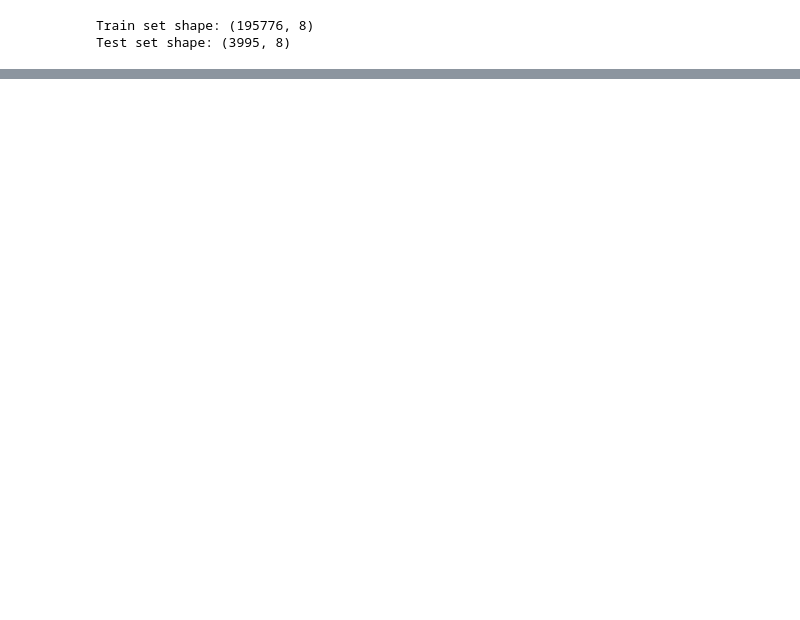
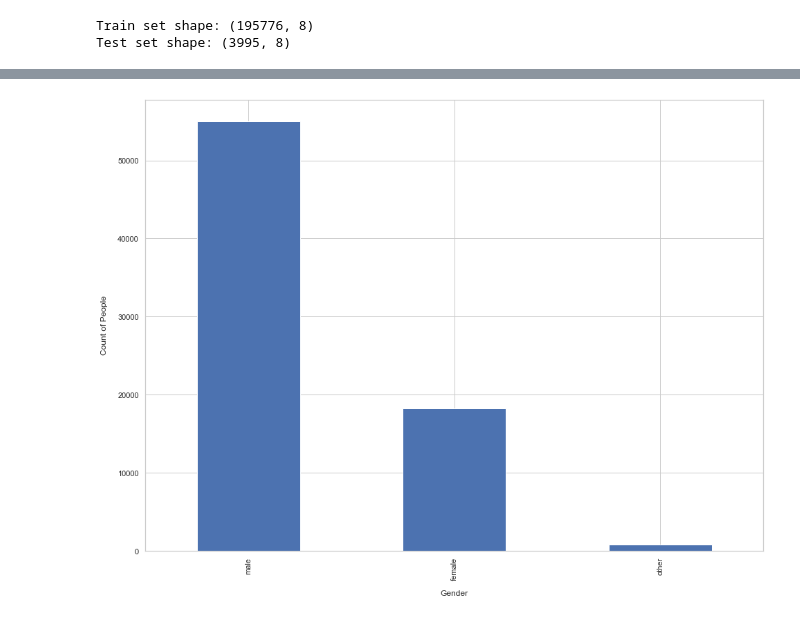
Before and after one commit to TRoboto/Gender-Recognition-by-Voice, a Jupyter notebook: EDA.ipynb, the cells around one changed output, grey strips where cells are left out. Cells and saved outputs as stored; diff of their text form; code cells hidden in the pictures; blank space fills up the shorter version.

```diff
--- a/EDA.ipynb
+++ b/EDA.ipynb
@@ -47,0 +127,5 @@ Test set shape: (3995, 8)
+# %%
+df_train.gender.value_counts().plot.bar()
+savefig('gender')
+# %% [output]
+[figure, added]
```
Also changed, not shown: parts of 13 cells of this notebook.
